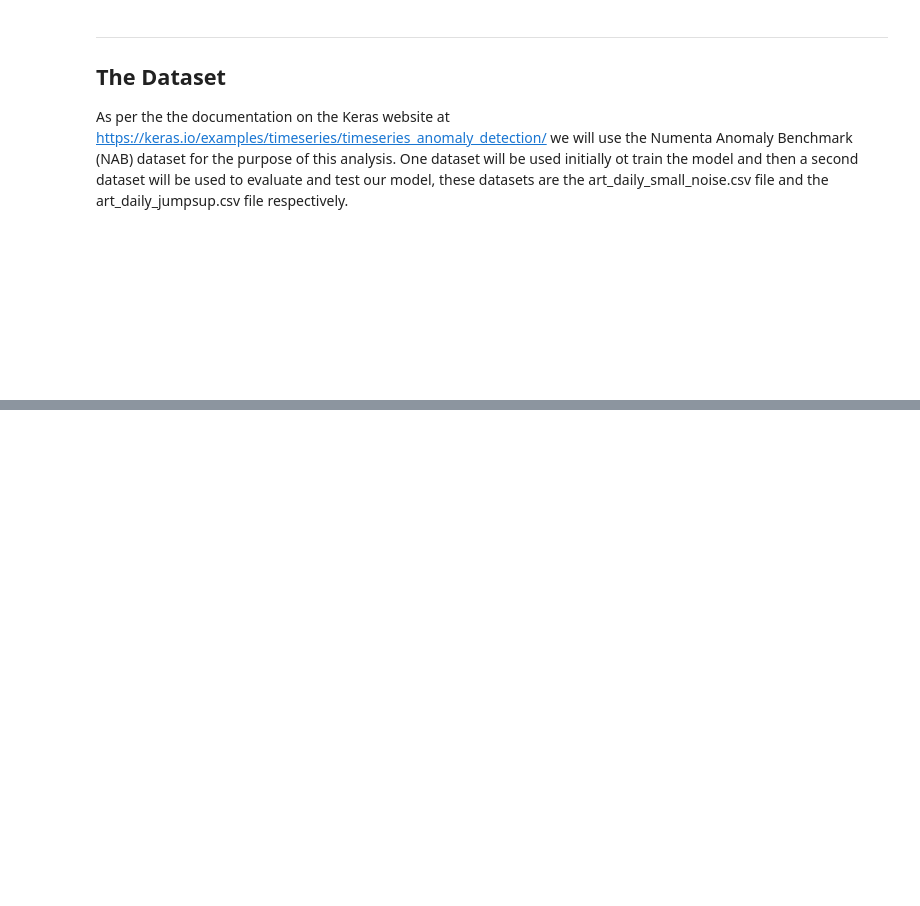
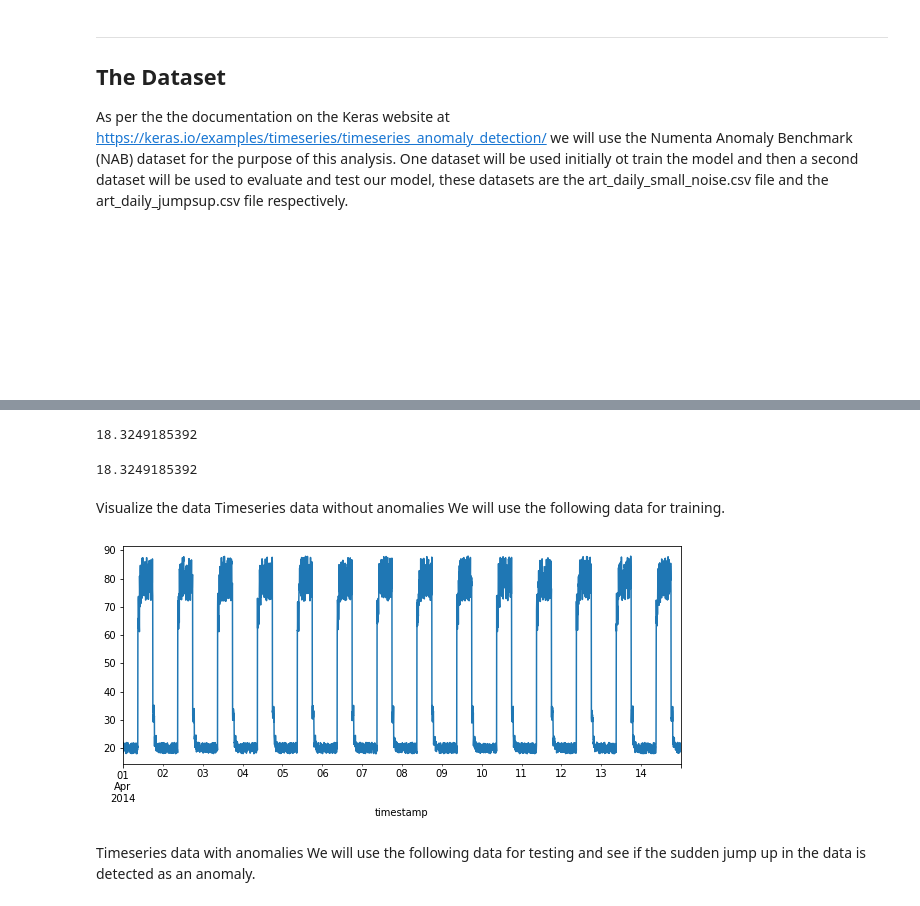
Before and after one commit to fionnmccarthy/ml-and-stats-assessment, a Jupyter notebook: anomaly-detection.ipynb, the cells around one changed output, grey strips where cells are left out. Cells and saved outputs as stored; diff of their text form; code cells hidden in the pictures; blank space fills up the shorter version.

```diff
--- a/anomaly-detection.ipynb
+++ b/anomaly-detection.ipynb
@@ -49,0 +54,12 @@ import matplotlib.pyplot as plt
+# %%
+# Root of URLs.
+root_url = 'https://raw.githubusercontent.com/numenta/NAB/master/data/'
+
+# Data file without anomaly.
+no_anomaly_url = root_url + 'artificialNoAnomaly/art_daily_small_noise.csv'
+
+# Data file with anomaly.
+with_anomaly_url = root_url + 'artificialWithAnomaly/art_daily_jumpsup.csv'
+# %%
+#
+df_small_noise = pd.read_csv(no_anomaly_url, parse_dates=True, index_col="timestamp")
@@ -49,0 +96,25 @@ import matplotlib.pyplot as plt
+# %%
+#
+df_small_noise.iloc[0]['value']
+# %% [output]
+18.3249185392
+# %%
+#
+df_small_noise.iloc[0].values[0]
+# %% [output]
+18.3249185392
+# %% [markdown]
+Visualize the data
+Timeseries data without anomalies
+We will use the following data for training.
+# %%
+#
+fig, ax = plt.subplots(figsize=(10,4))
+
+# Use pandas to plot data frame.
+df_small_noise.plot(legend=False, ax=ax);
+# %% [output]
+[figure, added]
+# %% [markdown]
+Timeseries data with anomalies
+We will use the following data for testing and see if the sudden jump up in the data is detected as an anomaly.
```
Also changed, not shown: parts of 53 cells of this notebook.
